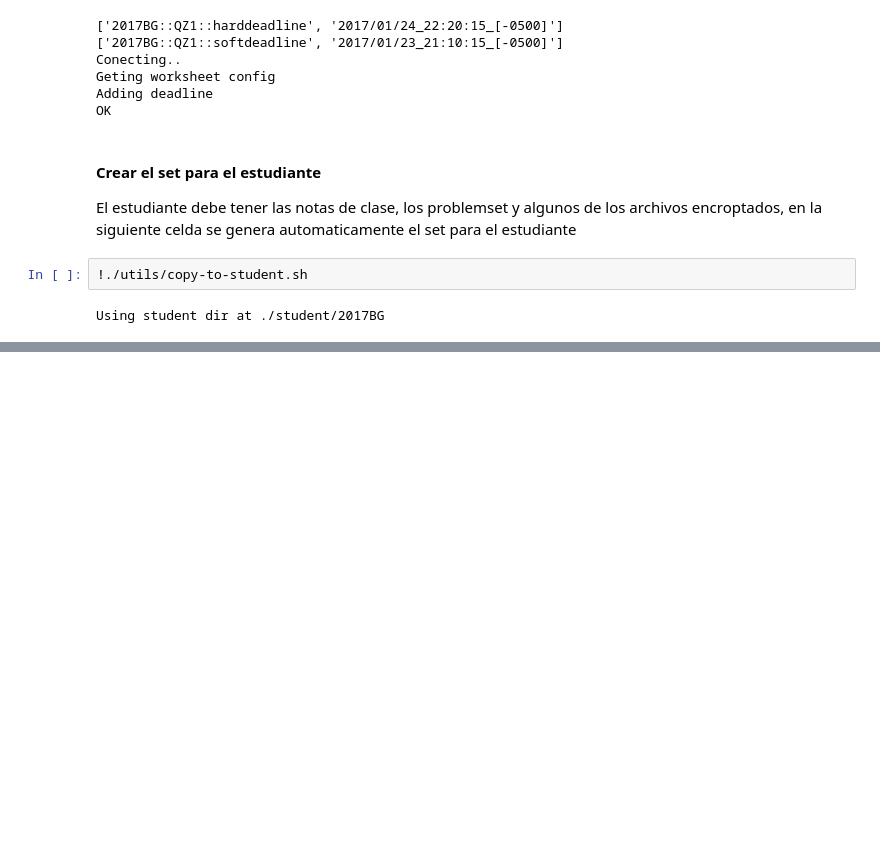
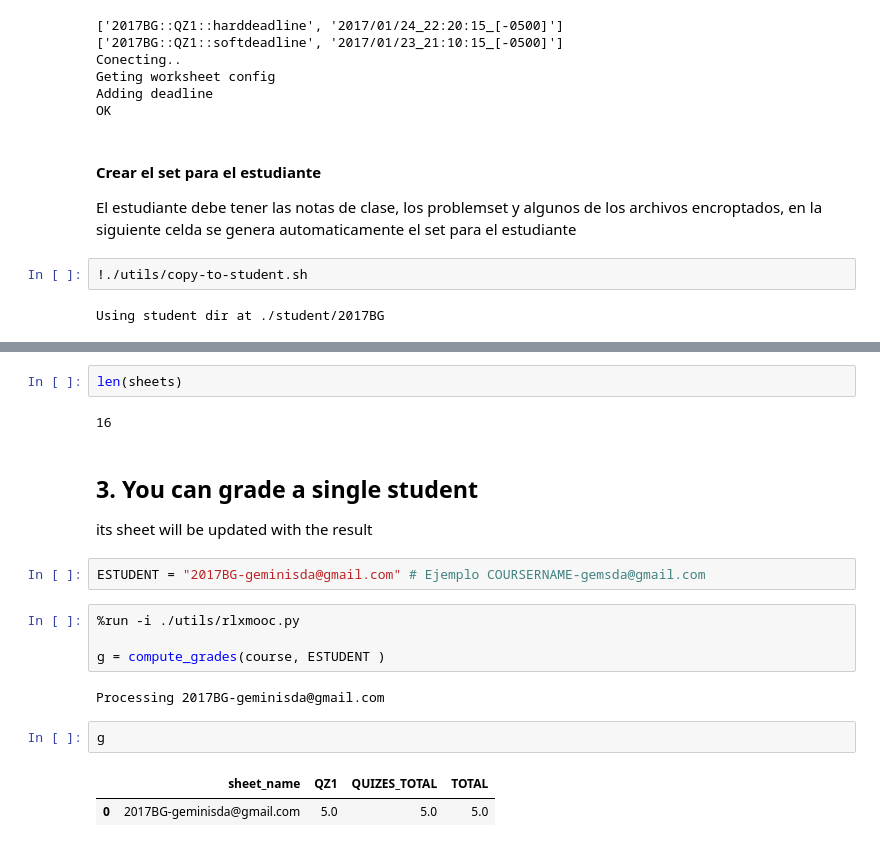
Before and after one commit to DaielChom/mooc-grader, a Jupyter notebook: mooc-grader-instructions.ipynb, the cells around one changed output, grey strips where cells are left out. Saved outputs shown, nothing was run; the diff lists cells and outputs as text; blank space fills up the shorter version.

```diff
--- a/mooc-grader-instructions.ipynb
+++ b/mooc-grader-instructions.ipynb
@@ -296,0 +488,21 @@ Using student dir at ./student/2017BG
+# %%
+len(sheets)
+# %% [output]
+16
+# %% [markdown]
+## 3. You can grade a single student
+
+its sheet will be updated with the result
+# %%
+ESTUDENT = "2017BG-geminisda@gmail.com" # Ejemplo COURSERNAME-gemsda@gmail.com
+# %%
+%run -i ./utils/rlxmooc.py
+
+g = compute_grades(course, ESTUDENT )
+# %% [output]
+Processing 2017BG-geminisda@gmail.com
+# %%
+g
+# %% [output]
+|  | sheet_name | QZ1 | QUIZES_TOTAL | TOTAL |
+| 0 | 2017BG-geminisda@gmail.com | 5.0 | 5.0 | 5.0 |
```
Also changed, not shown: parts of 23 cells of this notebook, 2 other files.
